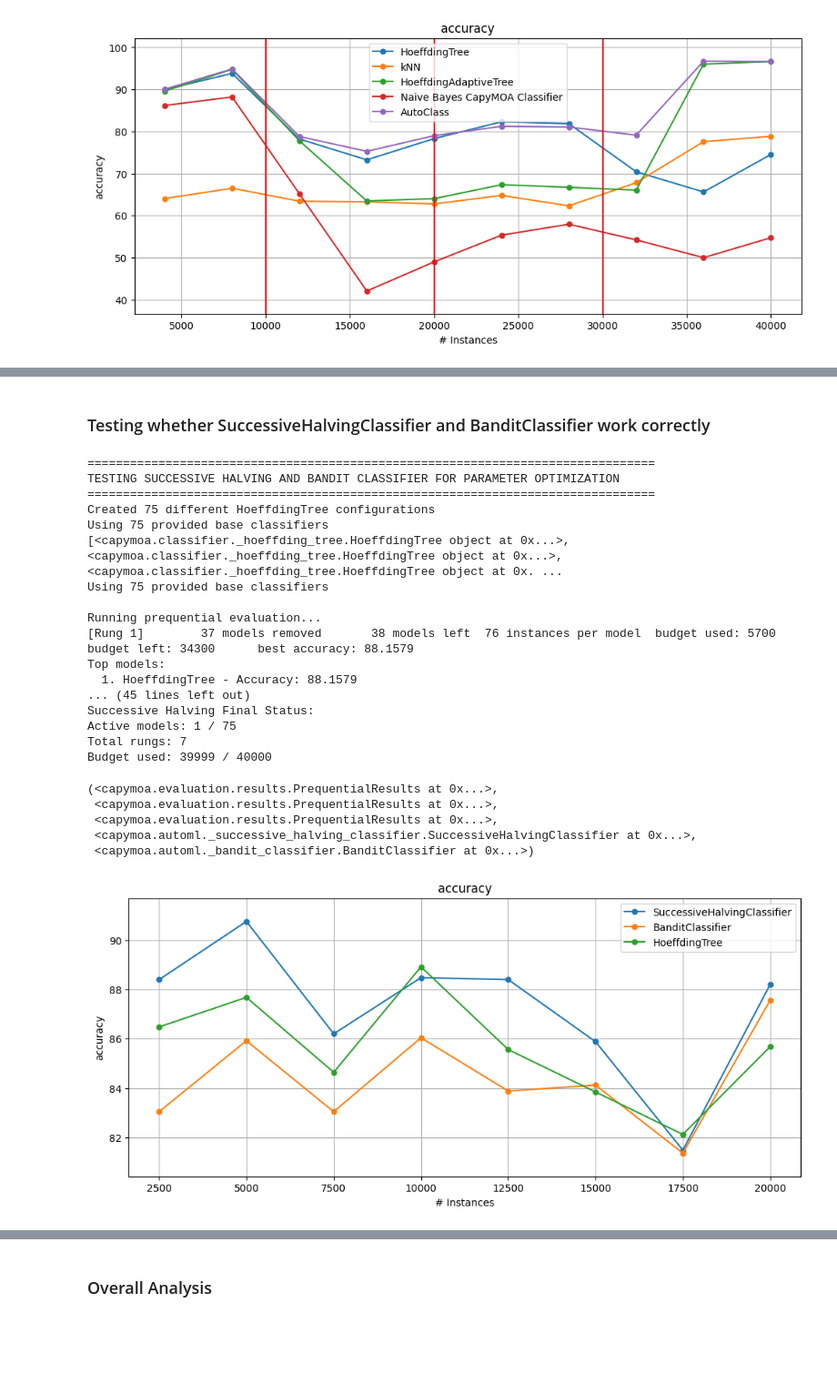
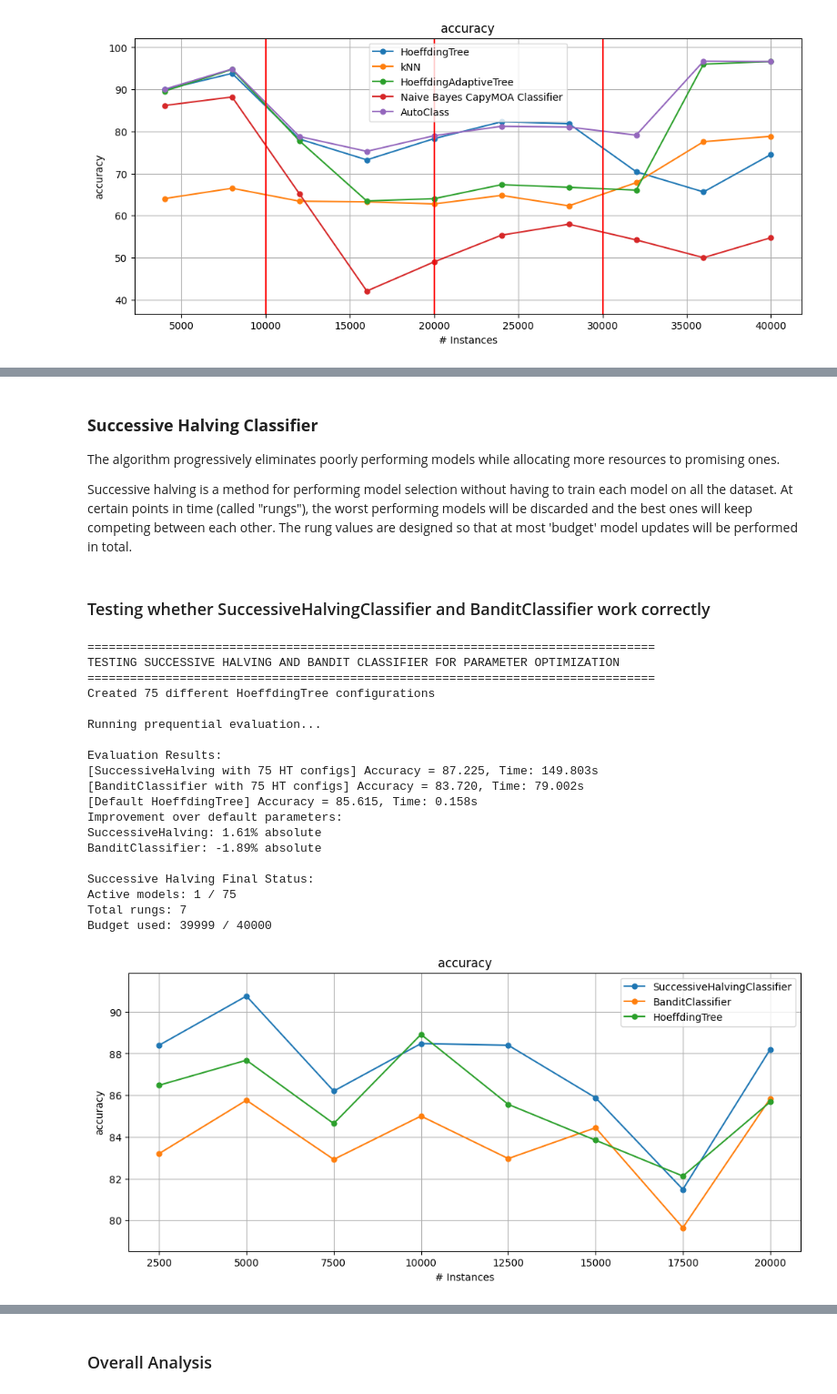
Before and after one commit to adaptive-machine-learning/CapyMOA, a Jupyter notebook: notebooks/09_automl.ipynb, the cells around one changed output, grey strips where cells are left out. Shown at 91% size. Drawn from its saved outputs; the diff is of its cells as text; code cells hidden in the pictures; blank space fills up the shorter version.

Commit message:
docs(automl): update 09_automl.ipynb tutorial
docs(automl): update 09_automl.ipynb tutorial

```diff
--- a/notebooks/09_automl.ipynb
+++ b/notebooks/09_automl.ipynb
@@ -859,2 +267,11 @@ def test_autoclass_vs_successive_halving(stream, max_instances=20000, window_siz
+# %% [markdown]
+### **Successive Halving Classifier**
+
+The algorithm progressively eliminates poorly performing models while allocating more resources to promising ones.
+
+Successive halving is a method for performing model selection without having to train each model on all the dataset.
+At certain points in time (called "rungs"), the worst performing models will be discarded and the best ones
+will keep competing between each other. The rung values are designed so that at most 'budget' model updates
+will be performed in total.
 # %% [markdown]
 ### Testing whether SuccessiveHalvingClassifier and BanditClassifier work correctly
@@ -861,30 +347,28 @@ def test_autoclass_vs_successive_halving(stream, max_instances=20000, window_siz
 # %%
 stream = Electricity()
 max_instances = 20000
 window_size = 2500
 budget=max_instances*2
-test_successive_halving_parameter_tuning(stream, max_instances=max_instances, window_size=window_size, budget=budget)
+
+test_successive_halving_and_bandit(stream, max_instances=max_instances, window_size=window_size, budget=budget)
 # %% [output]
 ================================================================================
 TESTING SUCCESSIVE HALVING AND BANDIT CLASSIFIER FOR PARAMETER OPTIMIZATION
 ================================================================================
 Created 75 different HoeffdingTree configurations
-Using 75 provided base classifiers
-[<capymoa.classifier._hoeffding_tree.HoeffdingTree object at 0x...>, <capymoa.classifier._hoeffding_tree.HoeffdingTree object at 0x...>, <capymoa.classifier._hoeffding_tree.HoeffdingTree object at 0x. ...
-Using 75 provided base classifiers
 
 Running prequential evaluation...
-[Rung 1]        37 models removed       38 models left  76 instances per model  budget used: 5700       budget left: 34300      best accuracy: 88.1579
-Top models:
-  1. HoeffdingTree - Accuracy: 88.1579
-... (45 lines left out)
+
+Evaluation Results:
+[SuccessiveHalving with 75 HT configs] Accuracy = 87.225, Time: 149.803s
+[BanditClassifier with 75 HT configs] Accuracy = 83.720, Time: 79.002s
+[Default HoeffdingTree] Accuracy = 85.615, Time: 0.158s
+Improvement over default parameters:
+SuccessiveHalving: 1.61% absolute
+BanditClassifier: -1.89% absolute
+
 Successive Halving Final Status:
 Active models: 1 / 75
 Total rungs: 7
 Budget used: 39999 / 40000
-(<capymoa.evaluation.results.PrequentialResults at 0x...>,
- <capymoa.evaluation.results.PrequentialResults at 0x...>,
- <capymoa.evaluation.results.PrequentialResults at 0x...>,
- <capymoa.automl._successive_halving_classifier.SuccessiveHalvingClassifier at 0x...>,
- <capymoa.automl._bandit_classifier.BanditClassifier at 0x...>)
-[figure, old version]
+[figure, new version]
```
Also changed, not shown: parts of 30 cells of this notebook.
